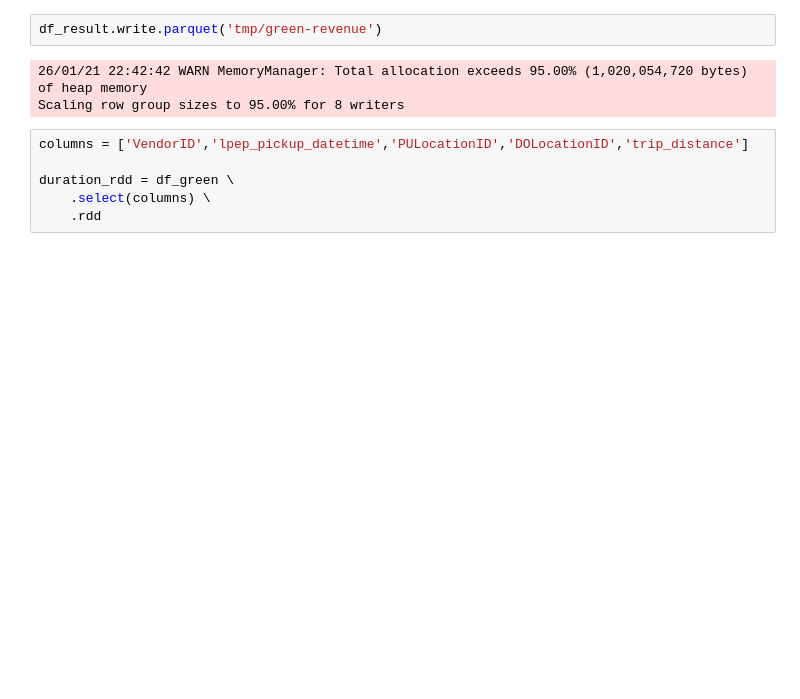
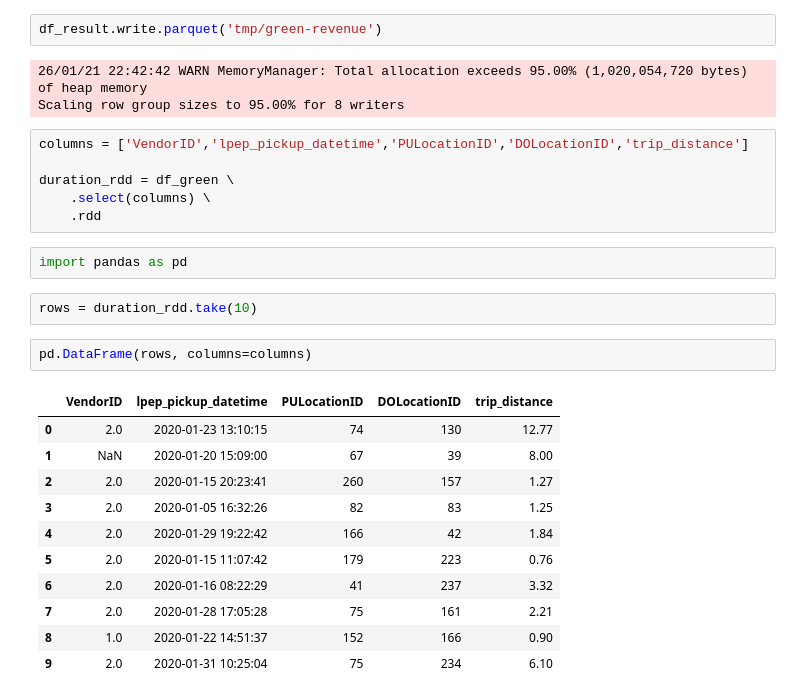
Before and after one commit to aparasingh/data-engineering-zoomcamp, a Jupyter notebook: Study/batch-processing/08_rdd.ipynb, the cells around one changed output. Drawn from its saved outputs; the diff is of its cells as text; blank space fills up the shorter version.

```diff
--- a/Study/batch-processing/08_rdd.ipynb
+++ b/Study/batch-processing/08_rdd.ipynb
@@ -192,4 +192,22 @@ columns = ['VendorID','lpep_pickup_datetime','PULocationID','DOLocationID','trip
 duration_rdd = df_green \
     .select(columns) \
     .rdd
+# %%
+import pandas as pd
+# %%
+rows = duration_rdd.take(10)
+# %%
+pd.DataFrame(rows, columns=columns)
+# %% [output]
+|  | VendorID | lpep_pickup_datetime | PULocationID | DOLocationID | trip_distance |
+| 0 | 2.0 | 2020-01-23 13:10:15 | 74 | 130 | 12.77 |
+| 1 | NaN | 2020-01-20 15:09:00 | 67 | 39 | 8.00 |
+| 2 | 2.0 | 2020-01-15 20:23:41 | 260 | 157 | 1.27 |
+| 3 | 2.0 | 2020-01-05 16:32:26 | 82 | 83 | 1.25 |
+| 4 | 2.0 | 2020-01-29 19:22:42 | 166 | 42 | 1.84 |
+| 5 | 2.0 | 2020-01-15 11:07:42 | 179 | 223 | 0.76 |
+| 6 | 2.0 | 2020-01-16 08:22:29 | 41 | 237 | 3.32 |
+| 7 | 2.0 | 2020-01-28 17:05:28 | 75 | 161 | 2.21 |
+| 8 | 1.0 | 2020-01-22 14:51:37 | 152 | 166 | 0.90 |
+| 9 | 2.0 | 2020-01-31 10:25:04 | 75 | 234 | 6.10 |
 # %%
```
Also changed, not shown: parts of 5 cells of this notebook.
